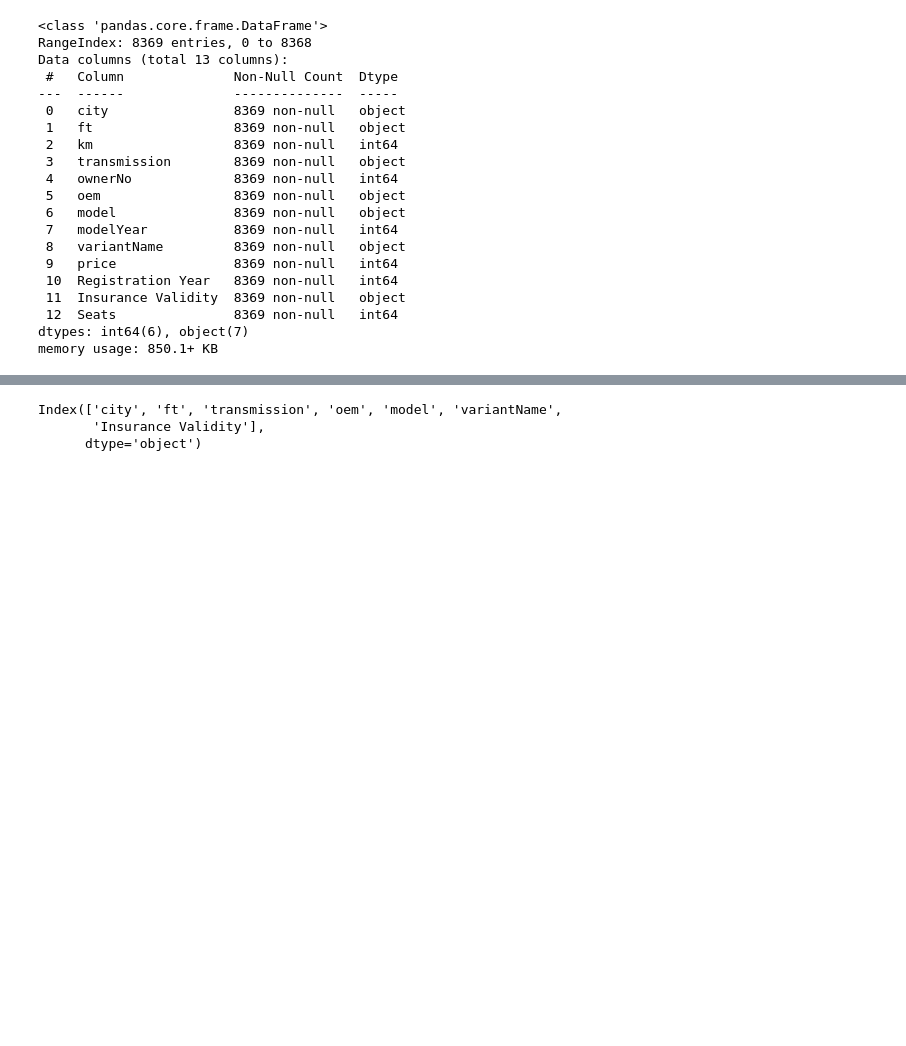
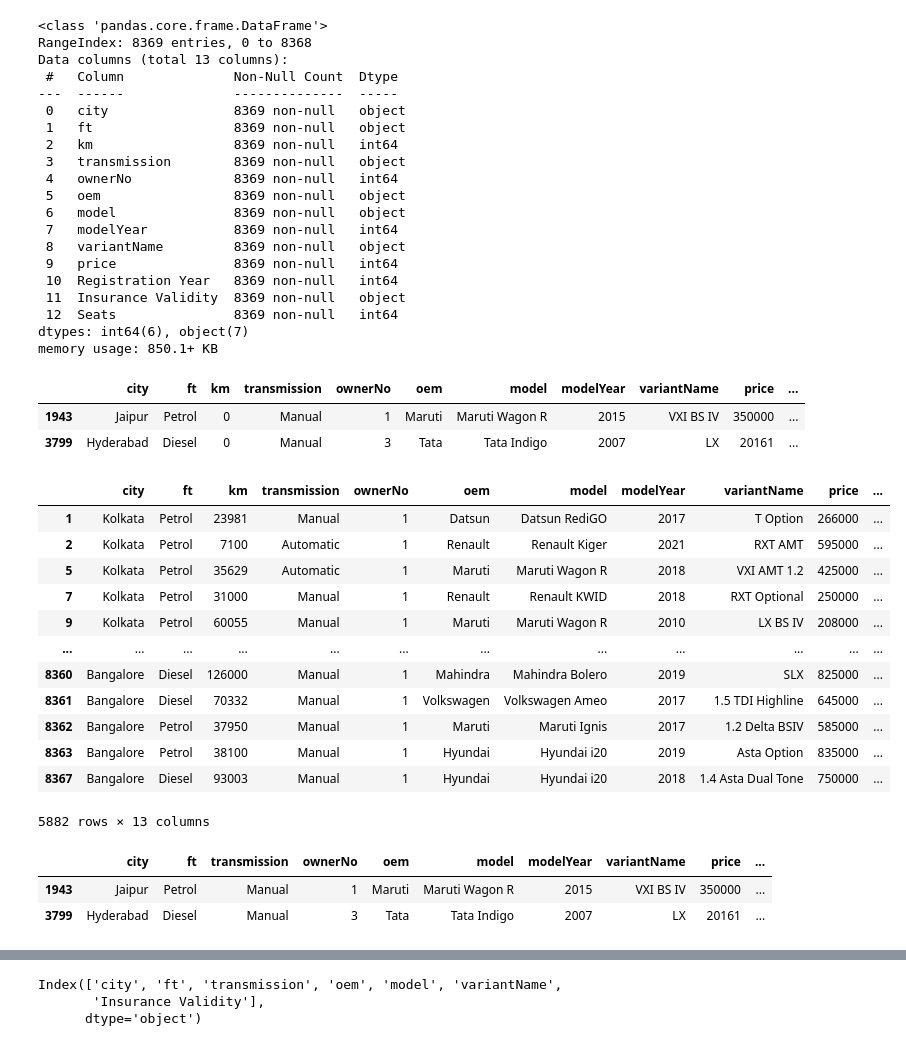
Before and after one commit to Hemanthk408/Car_rate_prediction, a Jupyter notebook: Cars_Rate.ipynb, the cells around one changed output, grey strips where cells are left out. Cells and saved outputs as stored; diff of their text form; code cells hidden in the pictures; blank space fills up the shorter version.

```diff
--- a/Cars_Rate.ipynb
+++ b/Cars_Rate.ipynb
@@ -111,5 +101,33 @@ Data columns (total 13 columns):
  12  Seats               8369 non-null   int64
 dtypes: int64(6), object(7)
 memory usage: 850.1+ KB
+# %%
+df[df["km"]==0]
+# %% [output]
+|  | city | ft | km | transmission | ownerNo | oem | model | modelYear | variantName | price | ... |
+| 1943 | Jaipur | Petrol | 0 | Manual | 1 | Maruti | Maruti Wagon R | 2015 | VXI BS IV | 350000 | ... |
+| 3799 | Hyderabad | Diesel | 0 | Manual | 3 | Tata | Tata Indigo | 2007 | LX | 20161 | ... |
+# %%
+df[df['ownerNo']==1]
+# %% [output]
+|  | city | ft | km | transmission | ownerNo | oem | model | modelYear | variantName | price | ... |
+| 1 | Kolkata | Petrol | 23981 | Manual | 1 | Datsun | Datsun RediGO | 2017 | T Option | 266000 | ... |
+| 2 | Kolkata | Petrol | 7100 | Automatic | 1 | Renault | Renault Kiger | 2021 | RXT AMT | 595000 | ... |
+| 5 | Kolkata | Petrol | 35629 | Automatic | 1 | Maruti | Maruti Wagon R | 2018 | VXI AMT 1.2 | 425000 | ... |
+| 7 | Kolkata | Petrol | 31000 | Manual | 1 | Renault | Renault KWID | 2018 | RXT Optional | 250000 | ... |
+| 9 | Kolkata | Petrol | 60055 | Manual | 1 | Maruti | Maruti Wagon R | 2010 | LX BS IV | 208000 | ... |
+| ... | ... | ... | ... | ... | ... | ... | ... | ... | ... | ... | ... |
+| 8360 | Bangalore | Diesel | 126000 | Manual | 1 | Mahindra | Mahindra Bolero | 2019 | SLX | 825000 | ... |
+| 8361 | Bangalore | Diesel | 70332 | Manual | 1 | Volkswagen | Volkswagen Ameo | 2017 | 1.5 TDI Highline | 645000 | ... |
+| 8362 | Bangalore | Petrol | 37950 | Manual | 1 | Maruti | Maruti Ignis | 2017 | 1.2 Delta BSIV | 585000 | ... |
+| 8363 | Bangalore | Petrol | 38100 | Manual | 1 | Hyundai | Hyundai i20 | 2019 | Asta Option | 835000 | ... |
+| 8367 | Bangalore | Diesel | 93003 | Manual | 1 | Hyundai | Hyundai i20 | 2018 | 1.4 Asta Dual Tone | 750000 | ... |
+5882 rows × 13 columns
+# %%
+df[df["km"]==0].drop("km",axis=1)
+# %% [output]
+|  | city | ft | transmission | ownerNo | oem | model | modelYear | variantName | price | ... |
+| 1943 | Jaipur | Petrol | Manual | 1 | Maruti | Maruti Wagon R | 2015 | VXI BS IV | 350000 | ... |
+| 3799 | Hyderabad | Diesel | Manual | 3 | Tata | Tata Indigo | 2007 | LX | 20161 | ... |
 # %%
 df.to_csv("carrate.csv")
```
Also changed, not shown: parts of 16 cells of this notebook.
